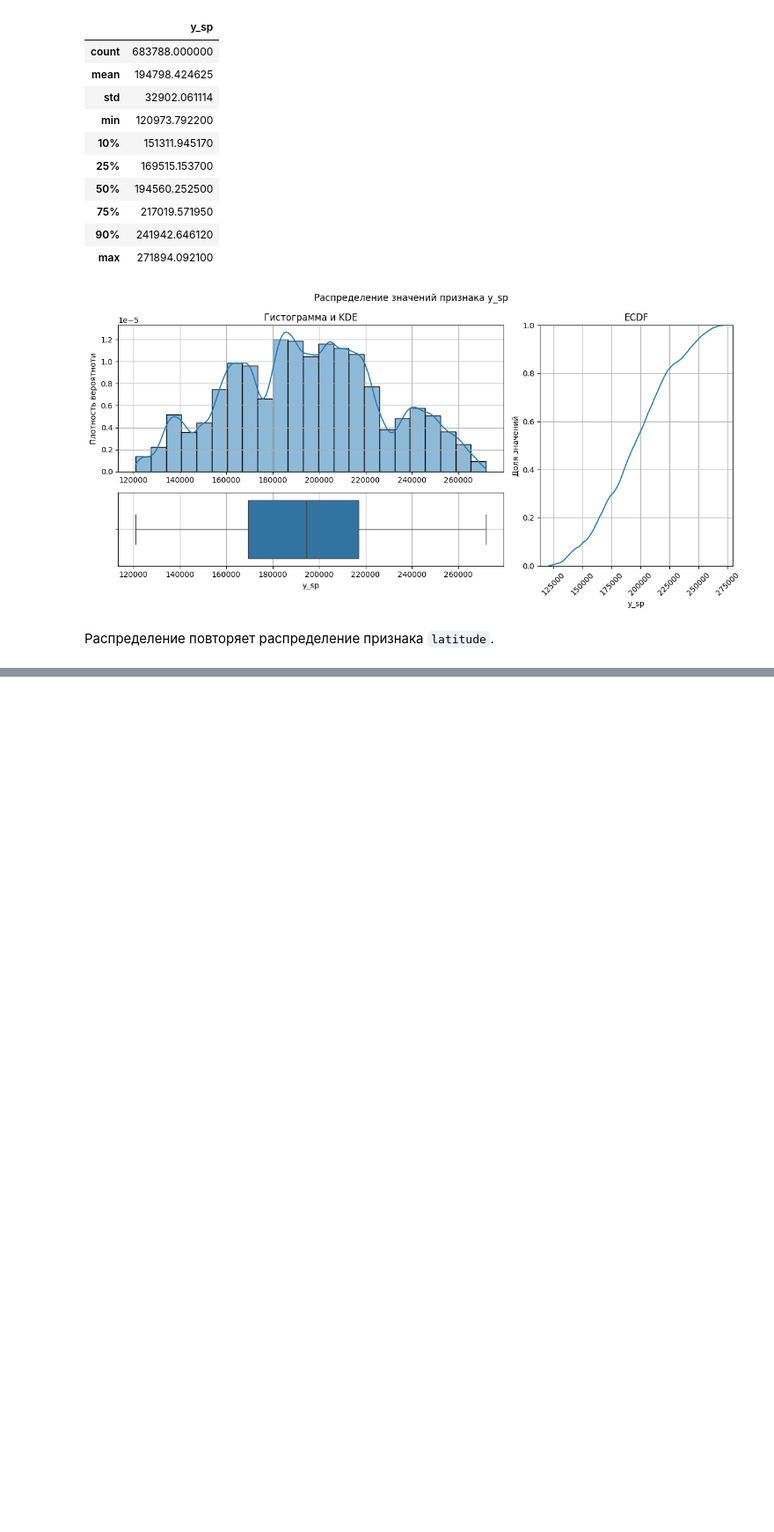
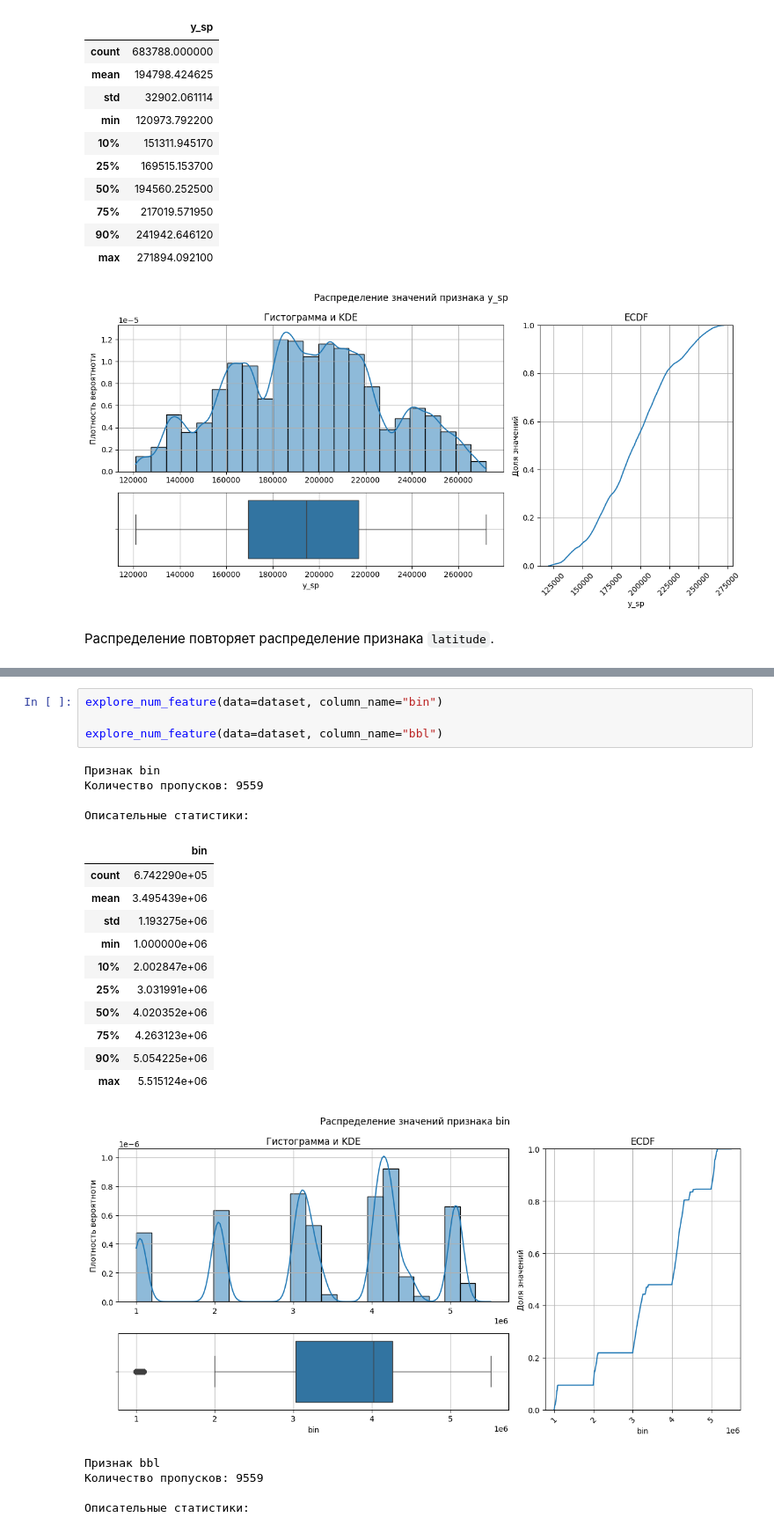
Before and after one commit to AlekseiBogachev/ny-tree-census, a Jupyter notebook: notebooks/exploratory/eda.ipynb, the cells around one changed output, grey strips where cells are left out. Shown at 88% size. Saved outputs shown, nothing was run; the diff lists cells and outputs as text; blank space fills up the shorter version.

Commit message:
Исследованы признаки bin и bbl. Исправлены ошибки в описании данных

```diff
--- a/notebooks/exploratory/eda.ipynb
+++ b/notebooks/exploratory/eda.ipynb
@@ -576,0 +589,25 @@ explore_num_feature(data=dataset, column_name="y_sp")
+# %%
+explore_num_feature(data=dataset, column_name="bin")
+
+explore_num_feature(data=dataset, column_name="bbl")
+# %% [output]
+Признак bin
+Количество пропусков: 9559
+
+Описательные статистики:
+|  | bin |
+| count | 6.742290e+05 |
+| mean | 3.495439e+06 |
+| std | 1.193275e+06 |
+| min | 1.000000e+06 |
+| 10% | 2.002847e+06 |
+| 25% | 3.031991e+06 |
+| 50% | 4.020352e+06 |
+| 75% | 4.263123e+06 |
+| 90% | 5.054225e+06 |
+| max | 5.515124e+06 |
+[figure, added]
+Признак bbl
+Количество пропусков: 9559
+
+Описательные статистики:
```
Also changed, not shown: parts of 12 cells of this notebook, 1 other file.
